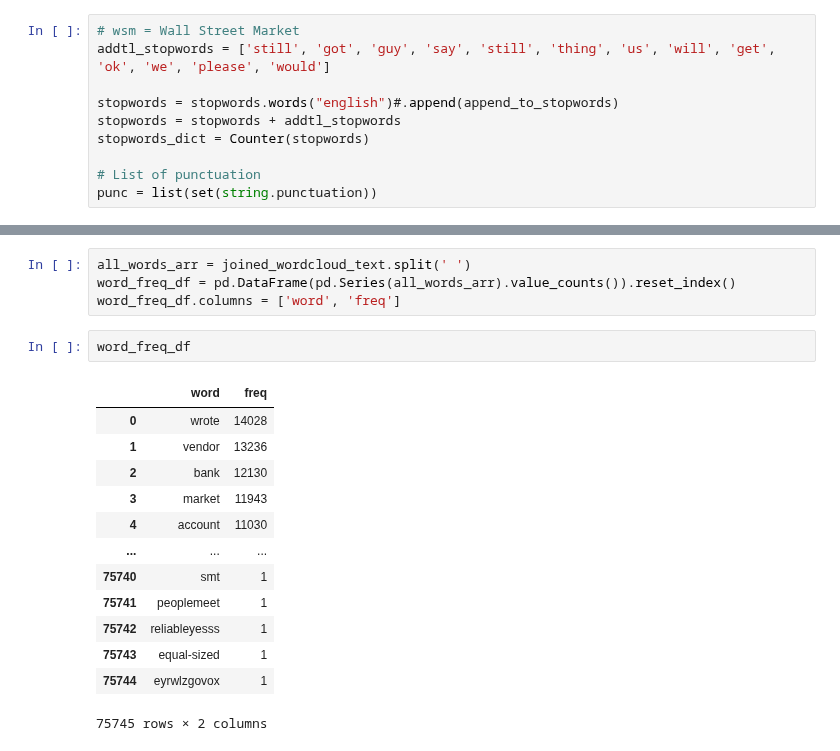
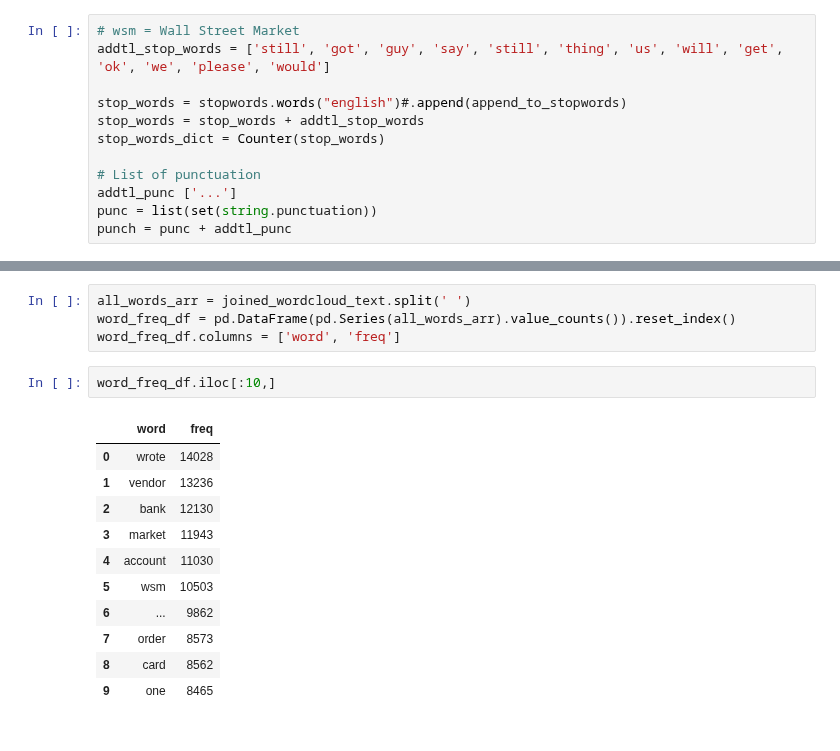
Before and after one commit to Morgan-Sell/darknet-economics, a Jupyter notebook: wallstreet_feat_eng_eda.ipynb, the cells around one changed output, grey strips where cells are left out. Drawn from its saved outputs; the diff is of its cells as text.

```diff
--- a/wallstreet_feat_eng_eda.ipynb
+++ b/wallstreet_feat_eng_eda.ipynb
@@ -281,11 +281,13 @@ ax.set_title("A Post's Like Distribution", fontsize=14);
 ## Data Processing / Feature Engineering
 # %%
 # wsm = Wall Street Market
-addtl_stopwords = ['still', 'got', 'guy', 'say', 'still', 'thing', 'us', 'will', 'get', 'ok', 'we', 'please', 'would']
+addtl_stop_words = ['still', 'got', 'guy', 'say', 'still', 'thing', 'us', 'will', 'get', 'ok', 'we', 'please', 'would']
 
-stopwords = stopwords.words("english")#.append(append_to_stopwords)
-stopwords = stopwords + addtl_stopwords
-stopwords_dict = Counter(stopwords)
+stop_words = stopwords.words("english")#.append(append_to_stopwords)
+stop_words = stop_words + addtl_stop_words
+stop_words_dict = Counter(stop_words)
 
 # List of punctuation
+addtl_punc ['...']
 punc = list(set(string.punctuation))
+punch = punc + addtl_punc
@@ -518,19 +524,17 @@ all_words_arr = joined_wordcloud_text.split(' ')
 word_freq_df = pd.DataFrame(pd.Series(all_words_arr).value_counts()).reset_index()
 word_freq_df.columns = ['word', 'freq']
 # %%
-word_freq_df
+word_freq_df.iloc[:10,]
 # %% [output]
 |  | word | freq |
 | 0 | wrote | 14028 |
 | 1 | vendor | 13236 |
 | 2 | bank | 12130 |
 | 3 | market | 11943 |
 | 4 | account | 11030 |
-| ... | ... | ... |
-| 75740 | smt | 1 |
-| 75741 | peoplemeet | 1 |
-| 75742 | reliableyesss | 1 |
-| 75743 | equal-sized | 1 |
-| 75744 | eyrwlzgovox | 1 |
+| 5 | wsm | 10503 |
+| 6 | ... | 9862 |
+| 7 | order | 8573 |
+| 8 | card | 8562 |
+| 9 | one | 8465 |
-75745 rows × 2 columns
 # %%
```
Also changed, not shown: parts of 8 cells of this notebook.
